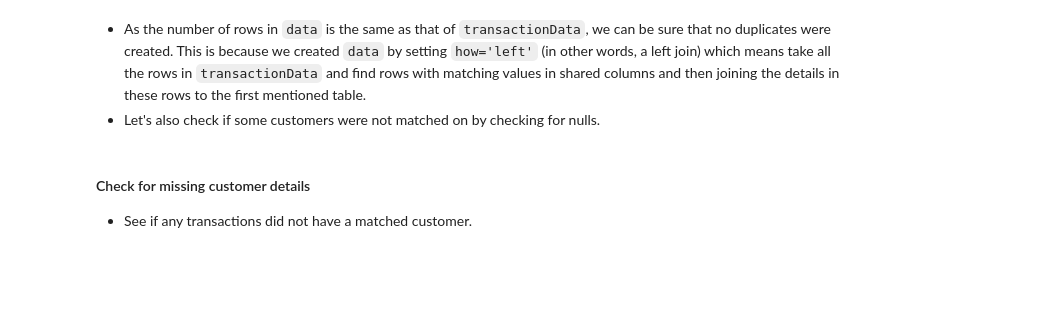
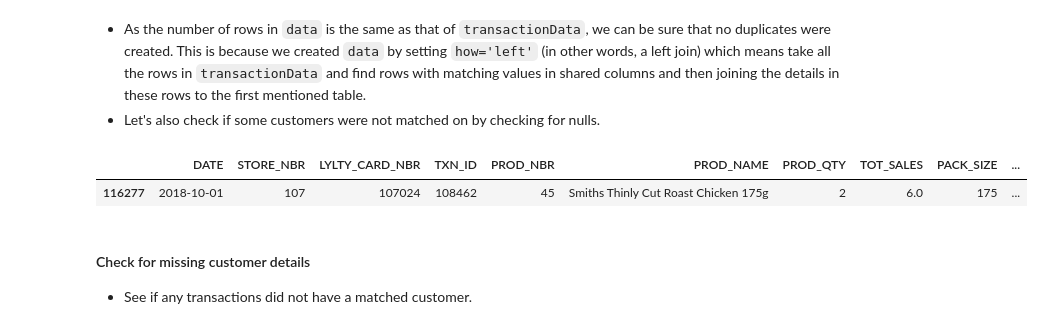
Before and after one commit to sabirinID/Quantium-Data-Analytics-Virtual-Internship, a Jupyter notebook: Files/1-Data Preparation and Customer Analytics/1-Data Preparation.ipynb, the cells around one changed output. Saved outputs shown, nothing was run; the diff lists cells and outputs as text; code cells hidden in the pictures; blank space fills up the shorter version.

```diff
--- a/Files/1-Data Preparation and Customer Analytics/1-Data Preparation.ipynb
+++ b/Files/1-Data Preparation and Customer Analytics/1-Data Preparation.ipynb
@@ -636,7 +625,10 @@ sure that no duplicates were created. This is because we created `data` by setti
 joining the details in these rows to the first mentioned table.
 - Let's also check if some customers were not matched on by checking for nulls.
 # %%
-data.duplicated().sum()
+data[data.duplicated() == True]
+# %% [output]
+|  | DATE | STORE_NBR | LYLTY_CARD_NBR | TXN_ID | PROD_NBR | PROD_NAME | PROD_QTY | TOT_SALES | PACK_SIZE | ... |
+| 116277 | 2018-10-01 | 107 | 107024 | 108462 | 45 | Smiths Thinly Cut Roast Chicken 175g | 2 | 6.0 | 175 | ... |
 # %% [markdown]
 #### Check for missing customer details
 
```
Also changed, not shown: parts of 5 cells of this notebook.
